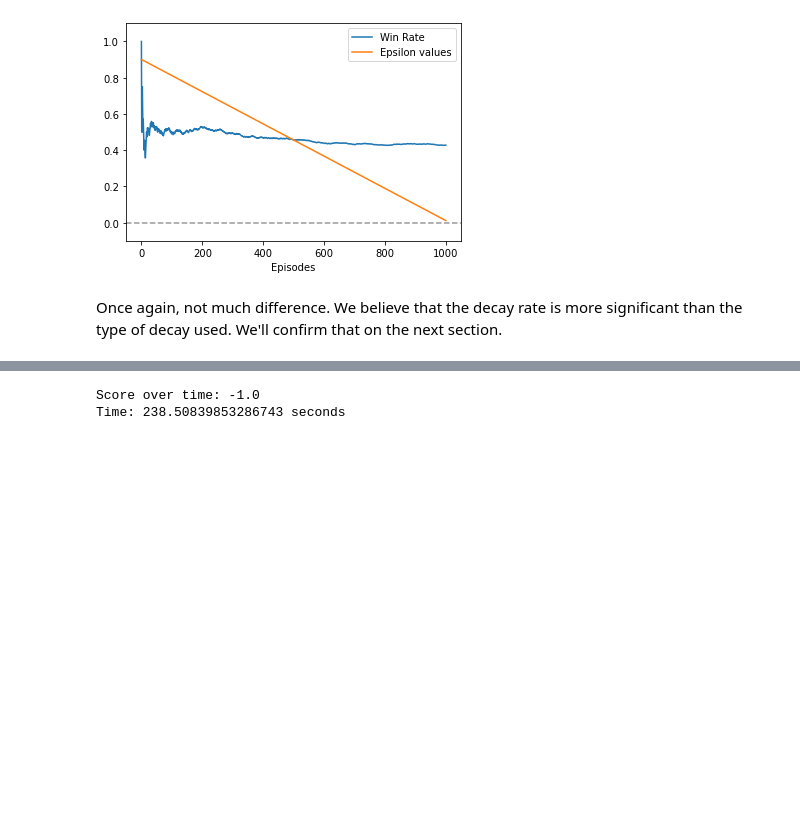
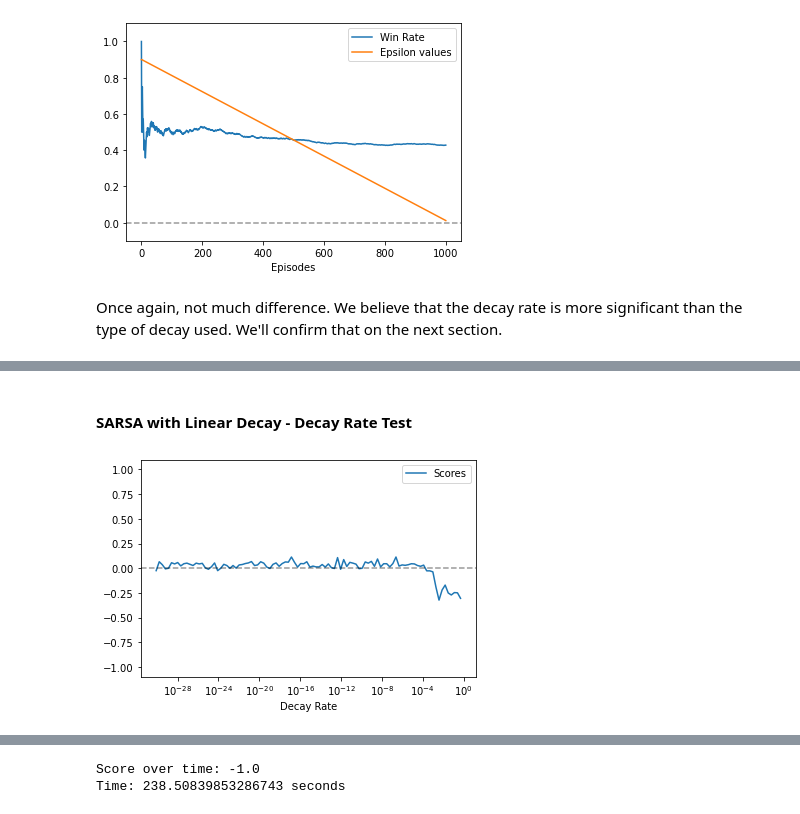
Before and after one commit to Maligetzus/IART, a Jupyter notebook: NeutronRL_Notebook.ipynb, the cells around one changed output, grey strips where cells are left out. Cells and saved outputs as stored; diff of their text form; code cells hidden in the pictures; blank space fills up the shorter version.

```diff
--- a/NeutronRL_Notebook.ipynb
+++ b/NeutronRL_Notebook.ipynb
@@ -256,0 +276,19 @@ Time: 489.6704406738281 seconds
+# %% [markdown]
+#### SARSA with Linear Decay - Decay Rate Test
+# %%
+scores = []
+decay_rates = []
+decay_rate = 1
+
+for i in range(100):
+    decay_rate *= 0.5
+
+    decay_rates.append(decay_rate)
+
+    sarsa = SARSA(max_episodes=1000, max_steps=2000, decay_rate=decay_rate, epsilon_decay=EpsilonDecay.Linear, env='Neutron-5x5-White-Random-v0', log=False, print_final_score=False)
+    score, rewards, epsilon = sarsa.train()
+    scores.append(score)
+
+plot_scores_decayrate(scores, decay_rates)
+# %% [output]
+[figure, added]
```
Also changed, not shown: parts of 40 cells of this notebook, 4 other files.
